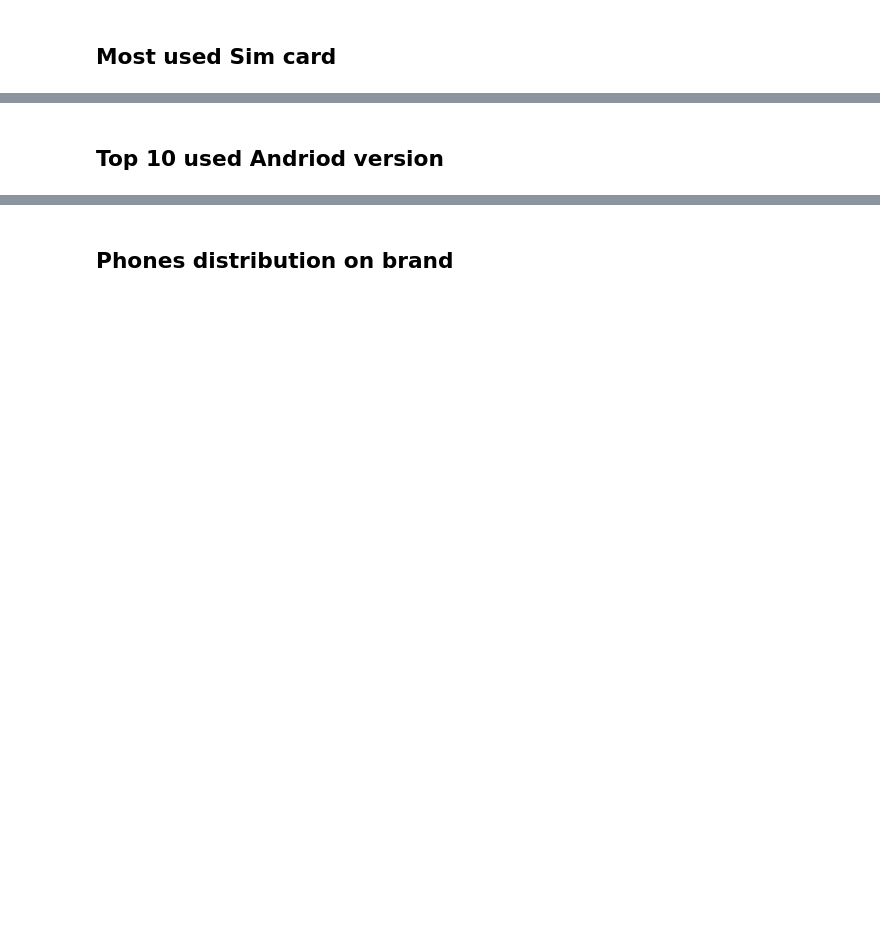
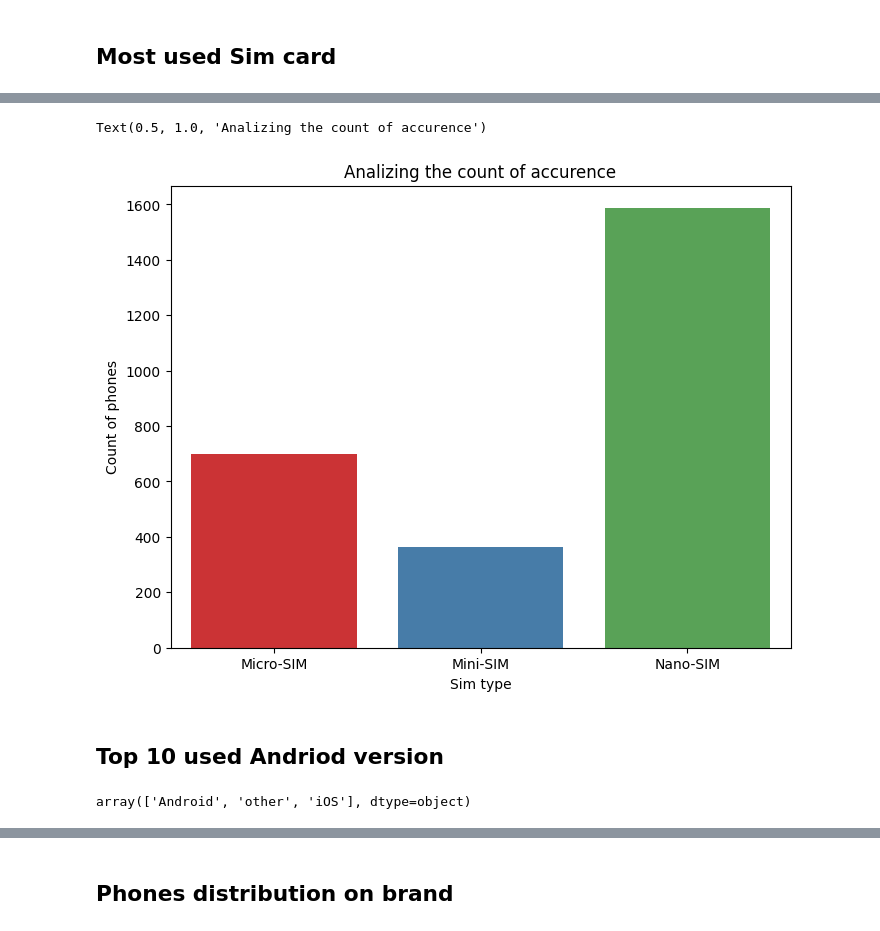
Before and after one commit to sinaaasghari/mobile-land, a Jupyter notebook: statics-analyzing.ipynb, the cells around one changed output, grey strips where cells are left out. Drawn from its saved outputs; the diff is of its cells as text; code cells hidden in the pictures; blank space fills up the shorter version.

```diff
--- a/statics-analyzing.ipynb
+++ b/statics-analyzing.ipynb
@@ -35,2 +80,18 @@ stats
+# %%
+plt.figure(figsize=(8, 6))
+
+sns.barplot(x='sim' , y=0 , data=df_tmp , palette='Set1' )
+
+plt.ylabel('Count of phones')
+plt.xlabel('Sim type')
+
+plt.title('Analizing the count of accurence')
+# %% [output]
+Text(0.5, 1.0, 'Analizing the count of accurence')
+[figure, added]
 # %% [markdown]
 ## Top 10 used Andriod version
+# %%
+df['os_type'].unique()
+# %% [output]
+array(['Android', 'other', 'iOS'], dtype=object)
```
Also changed, not shown: parts of 16 cells of this notebook.
